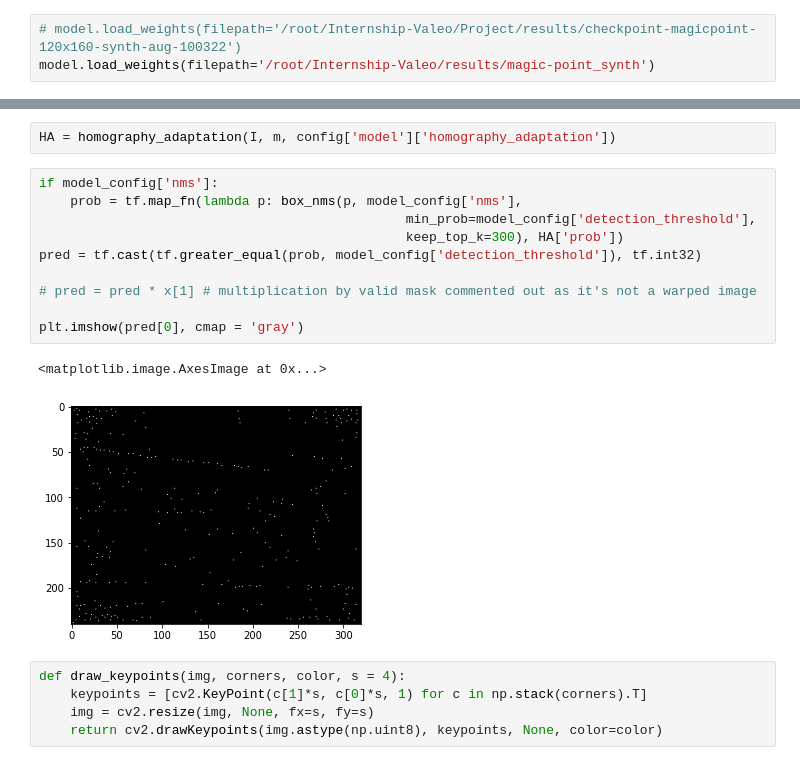
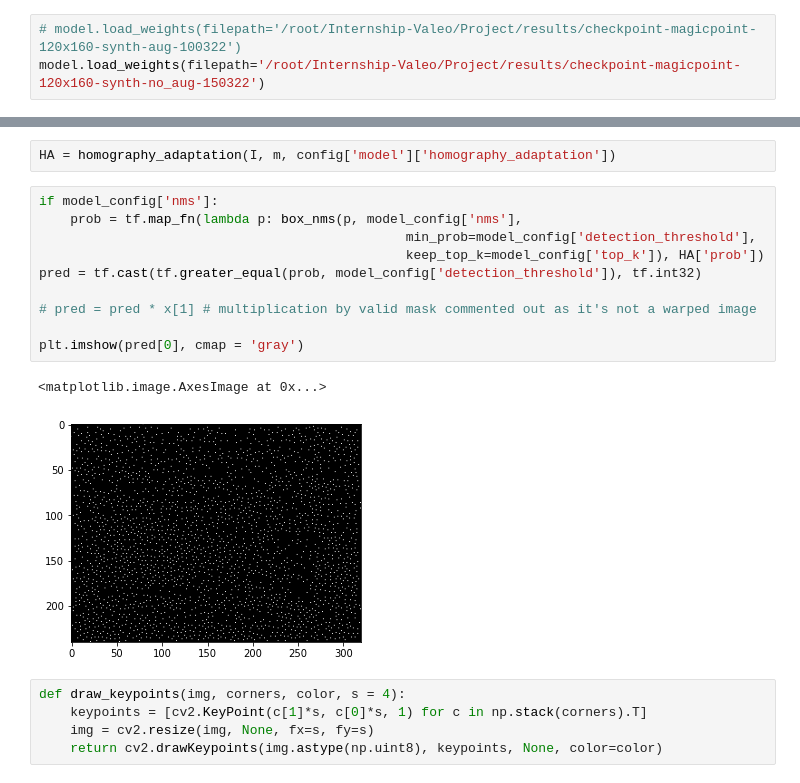
Before and after one commit to amit205/multi-task-learning, a Jupyter notebook: export_detections.ipynb, the cells around one changed output, grey strips where cells are left out. Cells and saved outputs as stored; diff of their text form.

Commit message:
magic_point updated

```diff
--- a/export_detections.ipynb
+++ b/export_detections.ipynb
@@ -183,5 +183,5 @@ Instructions for updating:
 The `validate_indices` argument has no effect. Indices are always validated on CPU and never validated on GPU.
 # %%
 # model.load_weights(filepath='/root/Internship-Valeo/Project/results/checkpoint-magicpoint-120x160-synth-aug-100322')
-model.load_weights(filepath='/root/Internship-Valeo/results/magic-point_synth')
+model.load_weights(filepath='/root/Internship-Valeo/Project/results/checkpoint-magicpoint-120x160-synth-no_aug-150322')
 # %% [output]
@@ -263,16 +262,16 @@ HA = homography_adaptation(I, m, config['model']['homography_adaptation'])
 # %%
 if model_config['nms']:
     prob = tf.map_fn(lambda p: box_nms(p, model_config['nms'],
                                                min_prob=model_config['detection_threshold'],
-                                               keep_top_k=300), HA['prob'])
+                                               keep_top_k=model_config['top_k']), HA['prob'])
 pred = tf.cast(tf.greater_equal(prob, model_config['detection_threshold']), tf.int32)
 
 # pred = pred * x[1] # multiplication by valid mask commented out as it's not a warped image
 
 plt.imshow(pred[0], cmap = 'gray')
 # %% [output]
 <matplotlib.image.AxesImage at 0x...>
-[figure, old version]
+[figure, new version]
 # %%
 def draw_keypoints(img, corners, color, s = 4):
     keypoints = [cv2.KeyPoint(c[1]*s, c[0]*s, 1) for c in np.stack(corners).T]
```
Also changed, not shown: parts of 3 cells of this notebook, 6 other files.
